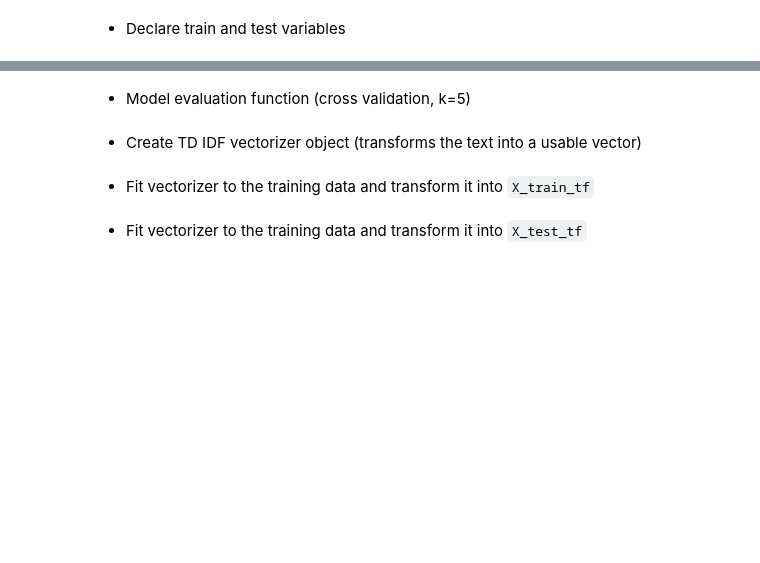
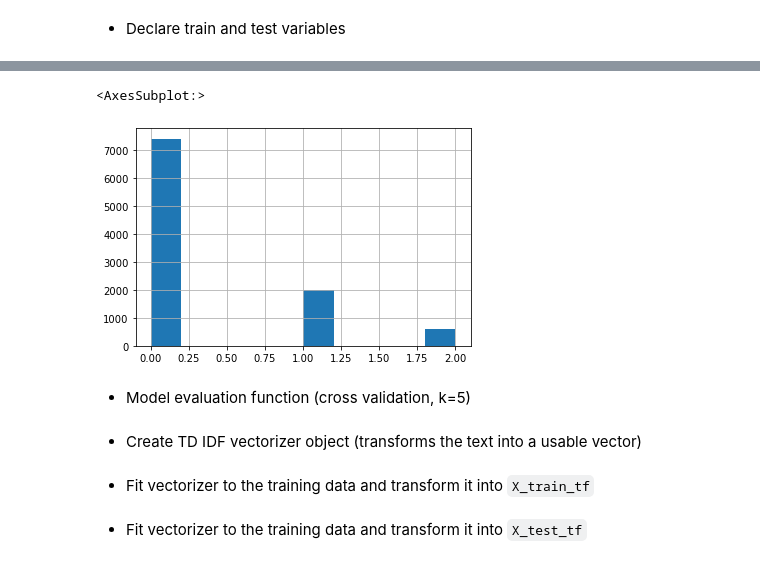
Before and after one commit to alenvlahovljak/nlp-exercises, a Jupyter notebook: TERM-II.ipynb, the cells around one changed output, grey strips where cells are left out. Saved outputs shown, nothing was run; the diff lists cells and outputs as text; code cells hidden in the pictures; blank space fills up the shorter version.

```diff
--- a/TERM-II.ipynb
+++ b/TERM-II.ipynb
@@ -229,3 +231,8 @@ df_test.head()
+# %%
+df_test['tweet_polarity'].hist()
+# %% [output]
+<AxesSubplot:>
+[figure, added]
 # %%
 X_train = df_train['text']
 y_train = df_train['tweet_polarity']
```
Also changed, not shown: parts of 7 cells of this notebook.
